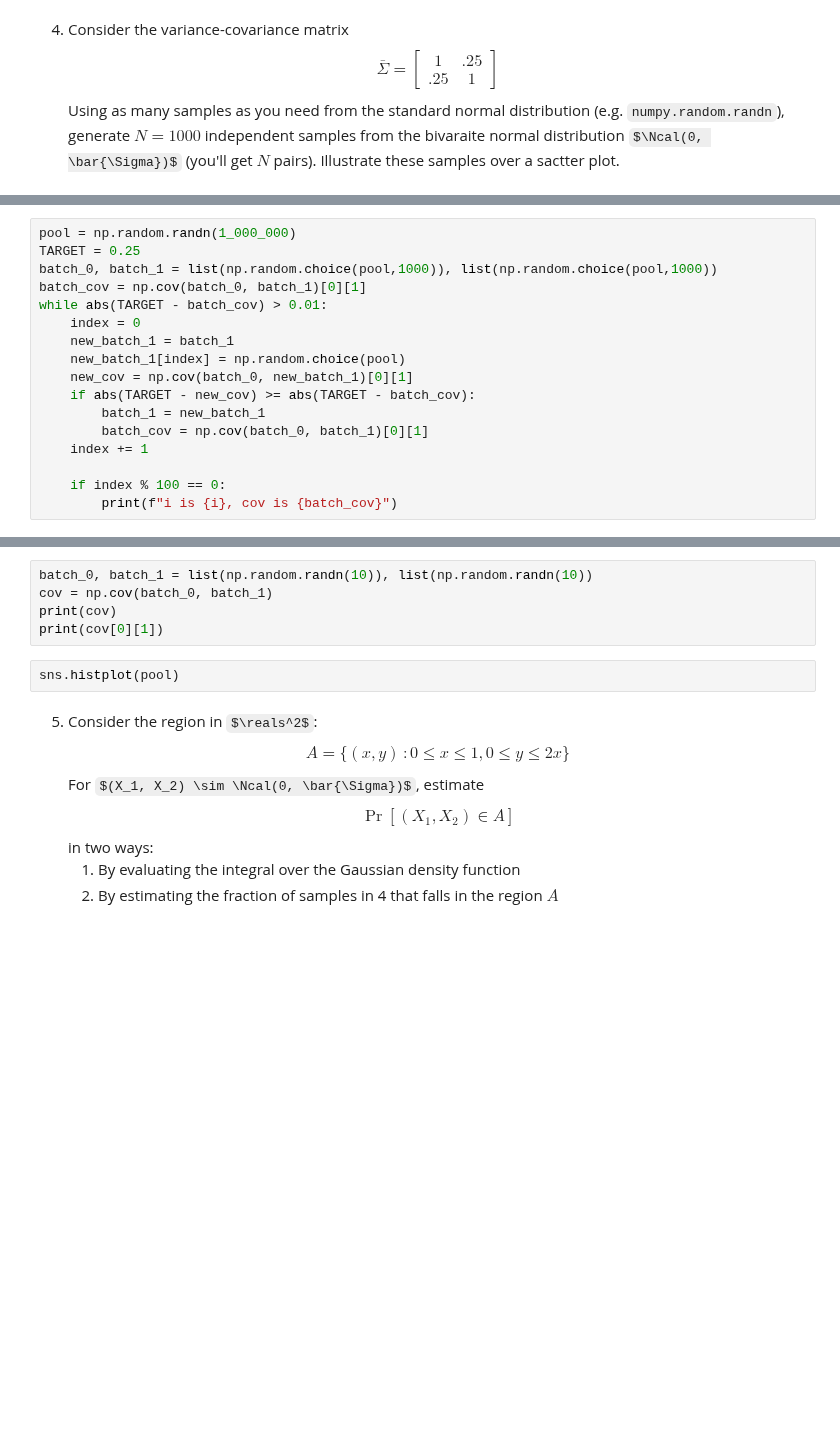
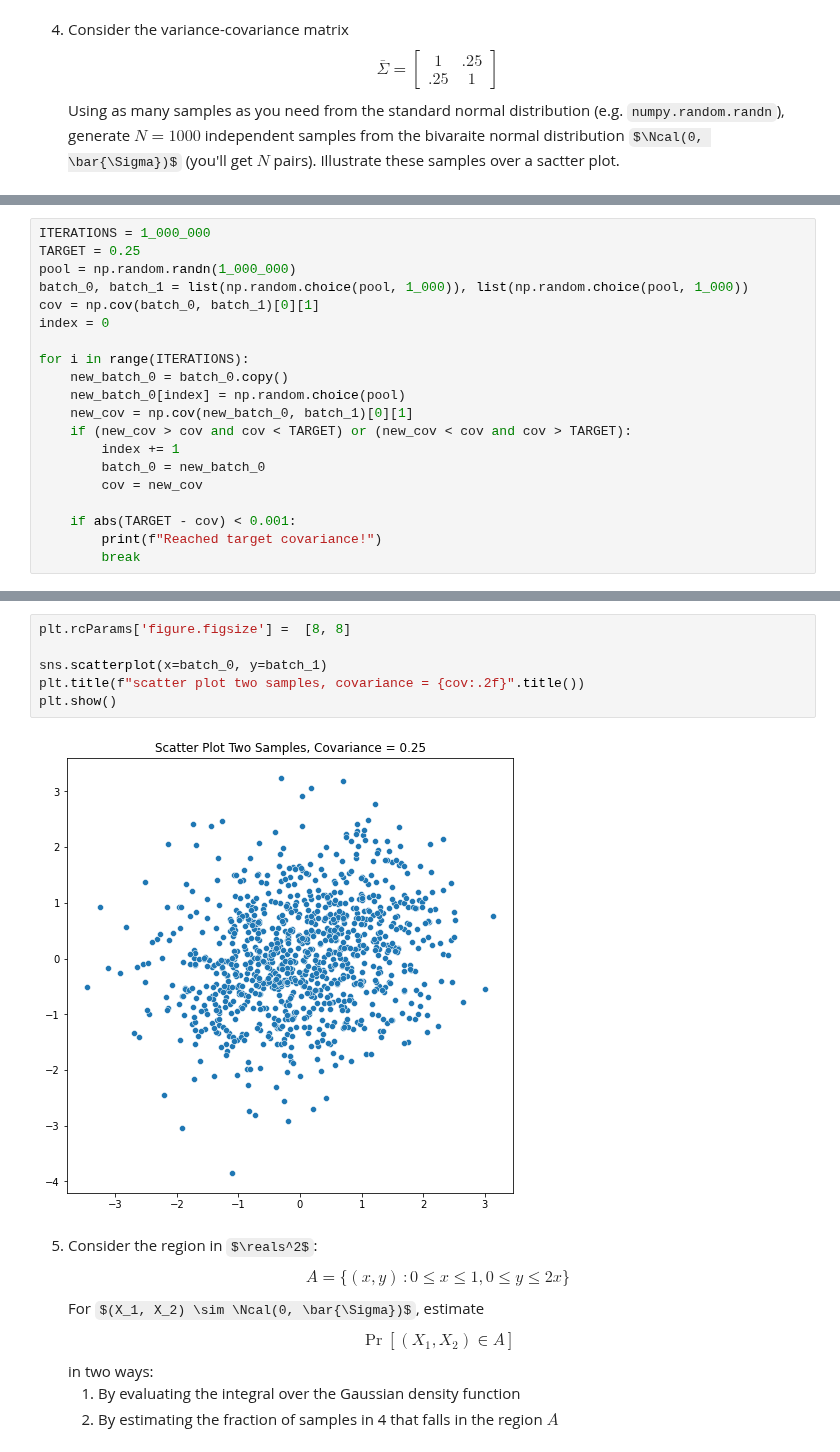
Before and after one commit to EyalMichaeli/IDC_masters, a Jupyter notebook: semester_2/stat/Exercises/tzach/EX2/302673355_hw2.ipynb, the cells around one changed output, grey strips where cells are left out. Cells and saved outputs as stored; diff of their text form; some formulas as TeX source; blank space fills up the shorter version.

```diff
--- a/semester_2/stat/Exercises/tzach/EX2/302673355_hw2.ipynb
+++ b/semester_2/stat/Exercises/tzach/EX2/302673355_hw2.ipynb
@@ -187,17 +165,20 @@ np.random.randint(0, 26*1000)
 # %%
+ITERATIONS = 1_000_000
+TARGET = 0.25
 pool = np.random.randn(1_000_000)
-TARGET = 0.25
-batch_0, batch_1 = list(np.random.choice(pool,1000)), list(np.random.choice(pool,1000))
-batch_cov = np.cov(batch_0, batch_1)[0][1]
-while abs(TARGET - batch_cov) > 0.01:
-    index = 0
-    new_batch_1 = batch_1
-    new_batch_1[index] = np.random.choice(pool)
-    new_cov = np.cov(batch_0, new_batch_1)[0][1]
-    if abs(TARGET - new_cov) >= abs(TARGET - batch_cov):
-        batch_1 = new_batch_1
-        batch_cov = np.cov(batch_0, batch_1)[0][1]
-    index += 1
+batch_0, batch_1 = list(np.random.choice(pool, 1_000)), list(np.random.choice(pool, 1_000))
+cov = np.cov(batch_0, batch_1)[0][1]
+index = 0
 
-    if index % 100 == 0:
-        print(f"i is {i}, cov is {batch_cov}")
+for i in range(ITERATIONS):
+    new_batch_0 = batch_0.copy()
+    new_batch_0[index] = np.random.choice(pool)
+    new_cov = np.cov(new_batch_0, batch_1)[0][1]
+    if (new_cov > cov and cov < TARGET) or (new_cov < cov and cov > TARGET):
+        index += 1
+        batch_0 = new_batch_0
+        cov = new_cov
+
+    if abs(TARGET - cov) < 0.001:
+        print(f"Reached target covariance!")
+        break
@@ -243,10 +187,11 @@ Z1, Z2, cov = create_samples_multivariate()
-# %%
-batch_0, batch_1 = list(np.random.randn(10)), list(np.random.randn(10))
-cov = np.cov(batch_0, batch_1)
-print(cov)
-print(cov[0][1])
-# %%
-sns.histplot(pool)
+# %%
+plt.rcParams['figure.figsize'] =  [8, 8]
+
+sns.scatterplot(x=batch_0, y=batch_1)
+plt.title(f"scatter plot two samples, covariance = {cov:.2f}".title())
+plt.show()
+# %% [output]
+[figure, added]
 # %% [markdown]
 5. Consider the region in $\reals^2$:
 $$
```
Also changed, not shown: parts of 15 cells of this notebook.
